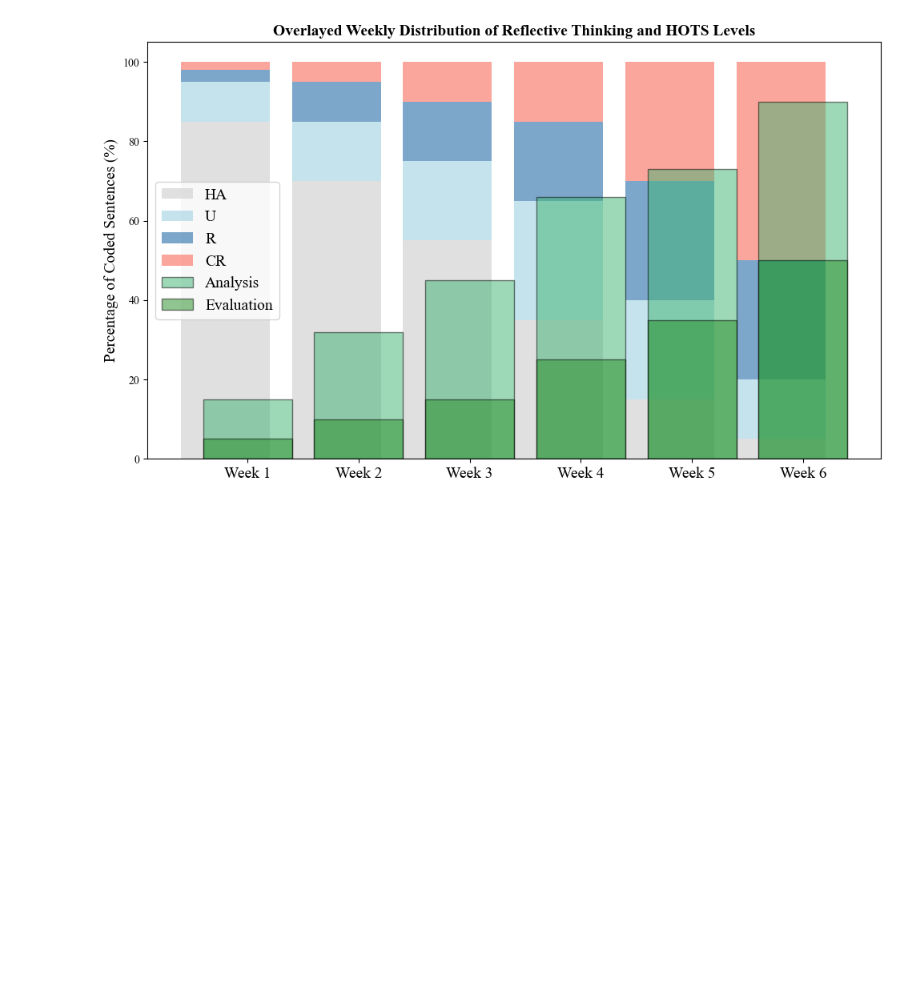
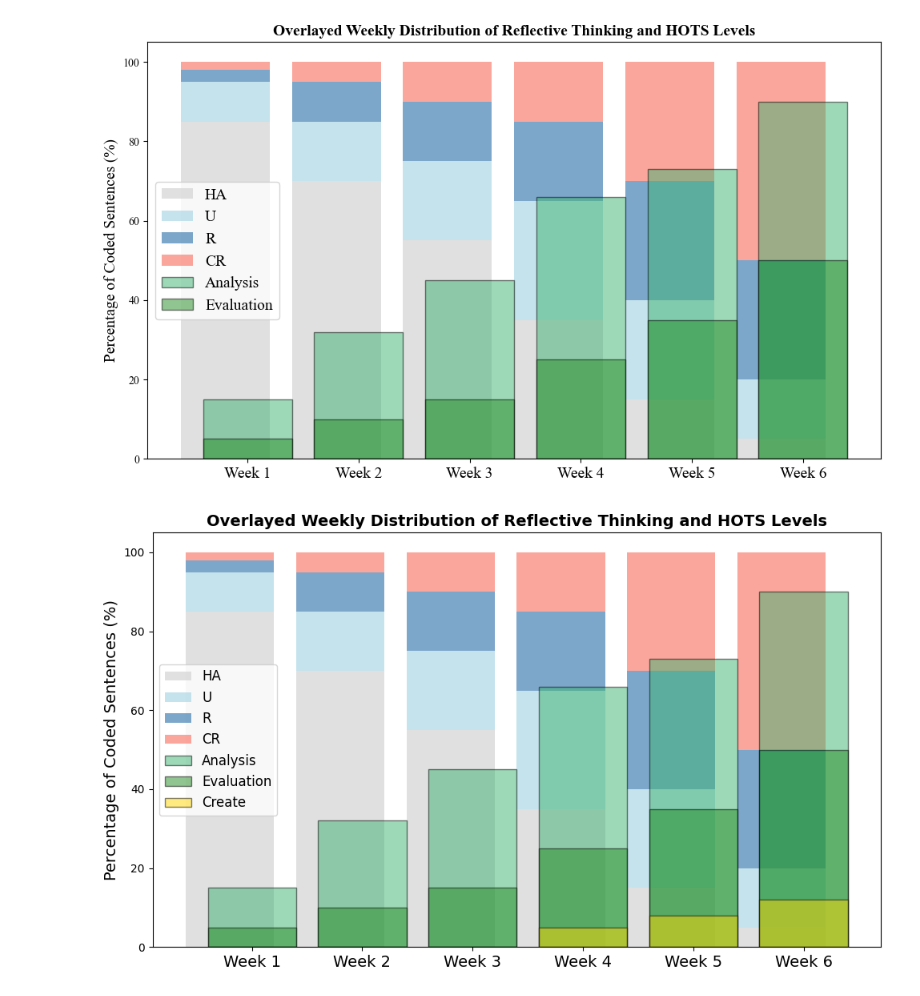
Before and after one commit to kcwc1029/blog-python, a Jupyter notebook: temp.ipynb, the cells around one changed output. Cells and saved outputs as stored; diff of their text form; code cells hidden in the pictures; blank space fills up the shorter version.

```diff
--- a/temp.ipynb
+++ b/temp.ipynb
@@ -363,6 +328,60 @@ plt.tight_layout()
 plt.show()
 # %% [output]
 [figure]
+# %%
+import matplotlib.pyplot as plt
+import numpy as np
+
+# 資料輸入
+weeks = ['Week 1', 'Week 2', 'Week 3', 'Week 4', 'Week 5', 'Week 6']
+x = np.arange(len(weeks))
+
+# Reflective Thinking (堆疊資料)
+reflective_labels = ['HA', 'U', 'R', 'CR']
+reflective_data = np.array([
+    [85, 70, 55, 35, 15, 5],    # HA
+    [10, 15, 20, 30, 25, 15],   # U
+    [3, 10, 15, 20, 30, 30],    # R
+    [2, 5, 10, 15, 30, 50],     # CR
+])
+
+# HOTS（含 Create，統一位置）
+hots_labels = ['Analysis', 'Evaluation', 'Create']
+hots_data = np.array([
+    [15, 32, 45, 66, 73, 90],   # Analysis
+    [5, 10, 15, 25, 35, 50],    # Evaluation
+    [0, 0, 0, 5, 8, 12],      # Create
+])
+
+# 顏色設定
+reflective_colors = ['lightgray', 'lightblue', 'steelblue', 'salmon']
+hots_colors = ['mediumseagreen', 'forestgreen', 'gold']
+
+fig, ax = plt.subplots(figsize=(10, 6))
+
+# 畫 Reflective Thinking 層級（堆疊長條圖）
+bottom_r = np.zeros(len(x))
+for i in range(len(reflective_labels)):
+    ax.bar(x, reflective_data[i], bottom=bottom_r, label=reflective_labels[i],
+           color=reflective_colors[i], alpha=0.7)
+    bottom_r += reflective_data[i]
+
+# 畫 HOTS（三個欄位都對齊 x + bar_width）
+bar_width = 0.2
+for i in range(len(hots_labels)):
+    ax.bar(x + bar_width, hots_data[i], label=hots_labels[i],
+           color=hots_colors[i], alpha=0.5, edgecolor='black')
+
+# 圖表格式設定
+ax.set_xticks(x + bar_width)
+ax.set_xticklabels(weeks, fontsize=14)
+ax.set_ylabel('Percentage of Coded Sentences (%)', fontsize=14)
+ax.set_title('Overlayed Weekly Distribution of Reflective Thinking and HOTS Levels', fontsize=14, weight='bold')
+ax.legend(loc='best', fontsize=12)
+plt.tight_layout()
+plt.show()
+# %% [output]
+[figure, added]
 # %%
 
 import numpy as np
```
Also changed, not shown: parts of 4 cells of this notebook, 6 other files.
